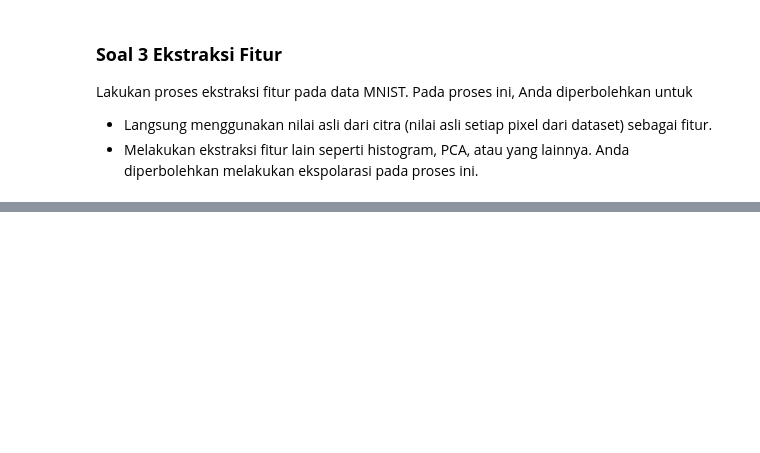
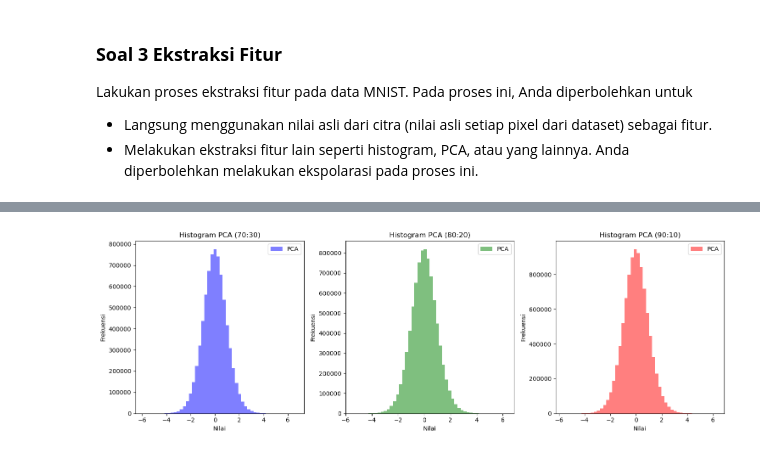
Before and after one commit to alvianfirdaus/Kelompok3_ML, a Jupyter notebook: Kuis 1/Pembelajaran Mesin - Kuis 1.ipynb, the cells around one changed output, grey strips where cells are left out. Cells and saved outputs as stored; diff of their text form; code cells hidden in the pictures; blank space fills up the shorter version.

```diff
--- a/Kuis 1/Pembelajaran Mesin - Kuis 1.ipynb
+++ b/Kuis 1/Pembelajaran Mesin - Kuis 1.ipynb
@@ -212,0 +281,64 @@ plt.show()
+# %%
+from sklearn.preprocessing import StandardScaler,MinMaxScaler
+from sklearn.decomposition import PCA
+import matplotlib.pyplot as plt
+from sklearn.datasets import fetch_openml
+from sklearn.model_selection import train_test_split
+
+
+# Extract features (images) and labels
+X = mnist.data.to_numpy(dtype=int)
+y = mnist.target
+
+# Normalize pixel values to the range [0, 1]
+X_normalized = X / 255.0
+
+# Bagi dataset menjadi data training dan data testing untuk tiga rasio yang berbeda
+X_train_70, X_test_30, y_train_70, y_test_30 = train_test_split(X_normalized, y, test_size=0.3, random_state=42)
+X_train_80, X_test_20, y_train_80, y_test_20 = train_test_split(X_normalized, y, test_size=0.2, random_state=42)
+X_train_90, X_test_10, y_train_90, y_test_10 = train_test_split(X_normalized, y, test_size=0.1, random_state=42)
+
+# Initialize and train PCA model with 150 components
+pca = PCA(n_components=150, whiten=True, random_state=42)
+
+# Ekstraksi fitur menggunakan PCA
+X_train_70_pca = pca.fit_transform(X_train_70)
+X_test_30_pca = pca.transform(X_test_30)
+
+X_train_80_pca = pca.fit_transform(X_train_80)
+X_test_20_pca = pca.transform(X_test_20)
+
+X_train_90_pca = pca.fit_transform(X_train_90)
+X_test_10_pca = pca.transform(X_test_10)
+
+# Visualisasi histogram dari komponen utama (PCA) untuk masing-masing rasio
+plt.figure(figsize=(15, 5))
+
+# Rasio 70:30
+plt.subplot(1, 3, 1)
+plt.hist(X_train_70_pca.ravel(), bins=50, color='b', alpha=0.5, label='PCA')
+plt.title('Histogram PCA (70:30)')
+plt.xlabel('Nilai')
+plt.ylabel('Frekuensi')
+plt.legend()
+
+# Rasio 80:20
+plt.subplot(1, 3, 2)
+plt.hist(X_train_80_pca.ravel(), bins=50, color='g', alpha=0.5, label='PCA')
+plt.title('Histogram PCA (80:20)')
+plt.xlabel('Nilai')
+plt.ylabel('Frekuensi')
+plt.legend()
+
+# Rasio 90:10
+plt.subplot(1, 3, 3)
+plt.hist(X_train_90_pca.ravel(), bins=50, color='r', alpha=0.5, label='PCA')
+plt.title('Histogram PCA (90:10)')
+plt.xlabel('Nilai')
+plt.ylabel('Frekuensi')
+plt.legend()
+
+plt.tight_layout()
+plt.show()
+# %% [output]
+[figure, added]
```
Also changed, not shown: parts of 35 cells of this notebook, 3 other files.
